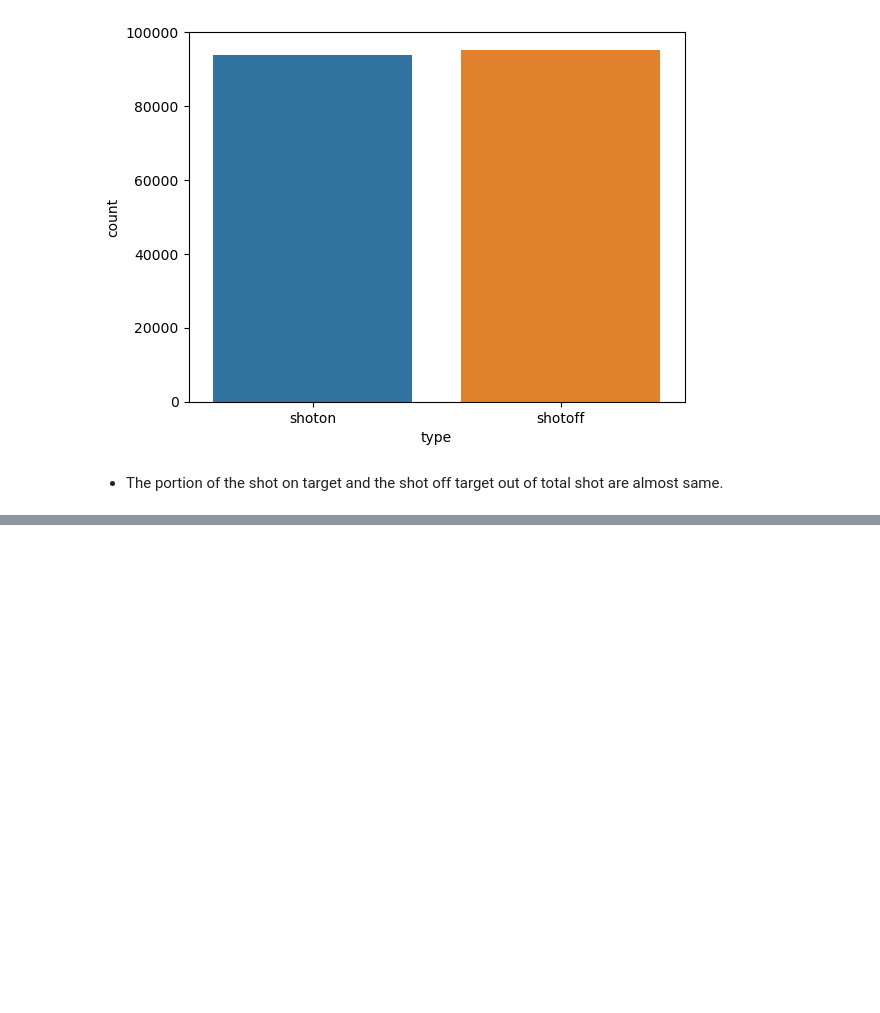
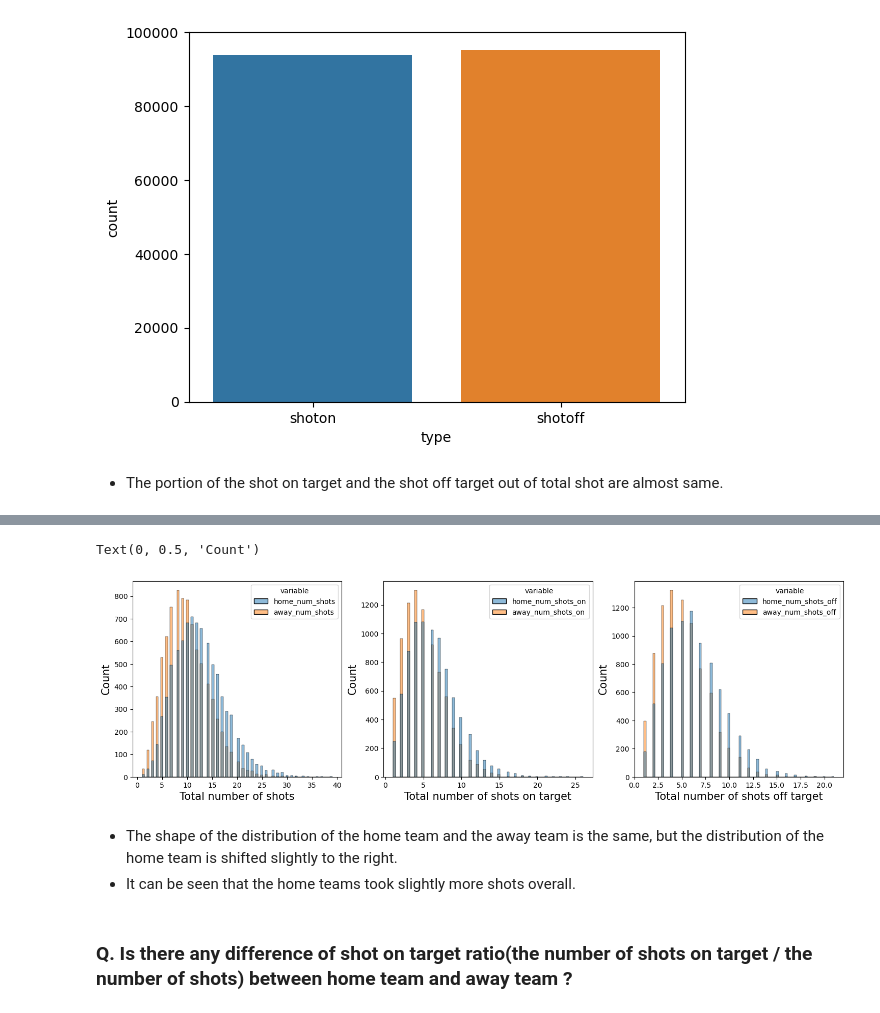
Before and after one commit to JunWoo-data/european_soccer_match_prediction, a Jupyter notebook: src/2.4.eda_match_ingame_shot.ipynb, the cells around one changed output, grey strips where cells are left out. Drawn from its saved outputs; the diff is of its cells as text; code cells hidden in the pictures; blank space fills up the shorter version.

```diff
--- a/src/2.4.eda_match_ingame_shot.ipynb
+++ b/src/2.4.eda_match_ingame_shot.ipynb
@@ -765,0 +872,21 @@ sns.countplot(x = df_match_ingame_shot_shot.type)
+# %%
+home_shot_info = df_match_ingame_shot_shot[df_match_ingame_shot_shot.home_away == "home"].groupby(["match_api_id", "team_api_id"]).count().event_id.reset_index().rename(columns = {"event_id": "home_num_shots"}).drop("team_api_id", axis = 1)
+away_shot_info = df_match_ingame_shot_shot[df_match_ingame_shot_shot.home_away == "away"].groupby(["match_api_id", "team_api_id"]).count().event_id.reset_index().rename(columns = {"event_id": "away_num_shots"}).drop("team_api_id", axis = 1)
+
+target_bool = (df_match_ingame_shot_shot.home_away == "home") & (df_match_ingame_shot_shot.type == "shoton")
+home_shot_on_info = df_match_ingame_shot_shot[target_bool].groupby(["match_api_id", "team_api_id"]).count().event_id.reset_index().rename(columns = {"event_id": "home_num_shots_on"}).drop("team_api_id", axis = 1)
+
+target_bool = (df_match_ingame_shot_shot.home_away == "away") & (df_match_ingame_shot_shot.type == "shoton")
+away_shot_on_info = df_match_ingame_shot_shot[target_bool].groupby(["match_api_id", "team_api_id"]).count().event_id.reset_index().rename(columns = {"event_id": "away_num_shots_on"}).drop("team_api_id", axis = 1)
+
+target_bool = (df_match_ingame_shot_shot.home_away == "home") & (df_match_ingame_shot_shot.type == "shotoff")
+home_shot_off_info = df_match_ingame_shot_shot[target_bool].groupby(["match_api_id", "team_api_id"]).count().event_id.reset_index().rename(columns = {"event_id": "home_num_shots_off"}).drop("team_api_id", axis = 1)
+
+target_bool = (df_match_ingame_shot_shot.home_away == "away") & (df_match_ingame_shot_shot.type == "shotoff")
+away_shot_off_info = df_match_ingame_shot_shot[target_bool].groupby(["match_api_id", "team_api_id"]).count().event_id.reset_index().rename(columns = {"event_id": "away_num_shots_off"}).drop("team_api_id", axis = 1)
+# %%
+home_away_shot_info = home_shot_info.merge(away_shot_info, how = "left", on = "match_api_id") \
+                                    .merge(home_shot_on_info, how = "left", on = "match_api_id") \
+                                    .merge(away_shot_on_info, how = "left", on = "match_api_id") \
+                                    .merge(home_shot_off_info, how = "left", on = "match_api_id") \
+                                    .merge(away_shot_off_info, how = "left", on = "match_api_id")
@@ -765,0 +909,22 @@ sns.countplot(x = df_match_ingame_shot_shot.type)
+# %%
+fig, axes = plt.subplots(1, 3, figsize = (18, 5))
+
+sns.histplot(data = home_away_shot_info[["home_num_shots", "away_num_shots"]].melt(), x = "value", hue = "variable", ax = axes[0])
+axes[0].set_xlabel("Total number of shots", fontsize = 15)
+axes[0].set_ylabel("Count", fontsize = 15)
+
+sns.histplot(data = home_away_shot_info[["home_num_shots_on", "away_num_shots_on"]].melt(), x = "value", hue = "variable", ax = axes[1])
+axes[1].set_xlabel("Total number of shots on target", fontsize = 15)
+axes[1].set_ylabel("Count", fontsize = 15)
+
+sns.histplot(data = home_away_shot_info[["home_num_shots_off", "away_num_shots_off"]].melt(), x = "value", hue = "variable", ax = axes[2])
+axes[2].set_xlabel("Total number of shots off target", fontsize = 15)
+axes[2].set_ylabel("Count", fontsize = 15)
+# %% [output]
+Text(0, 0.5, 'Count')
+[figure, added]
+# %% [markdown]
+- The shape of the distribution of the home team and the away team is the same, but the distribution of the home team is shifted slightly to the right.
+- It can be seen that the home teams took slightly more shots overall.
+# %% [markdown]
+### Q. Is there any difference of shot on target ratio(the number of shots on target / the number of shots) between home team and away team ?
```
Also changed, not shown: parts of 40 cells of this notebook.
